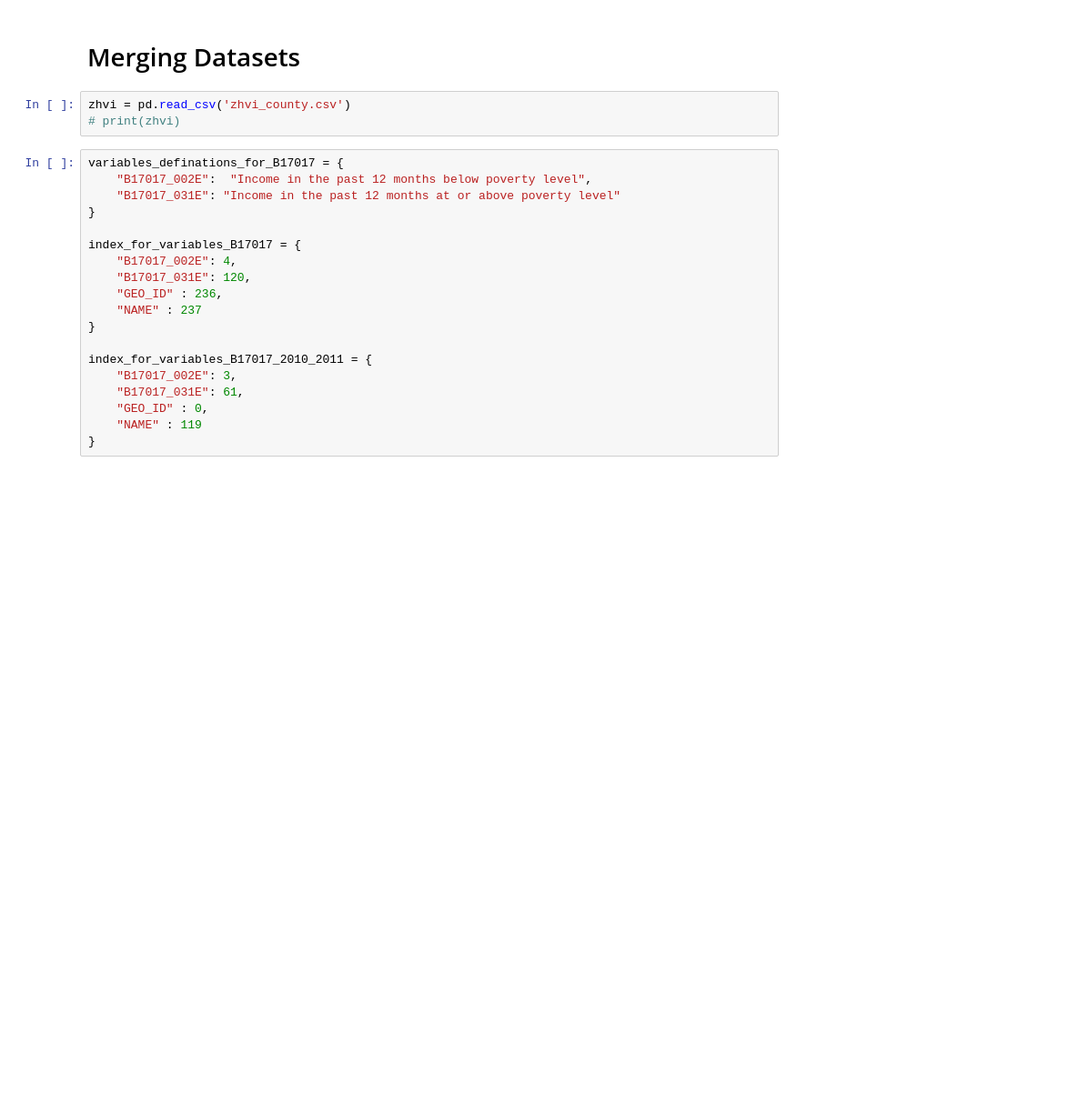
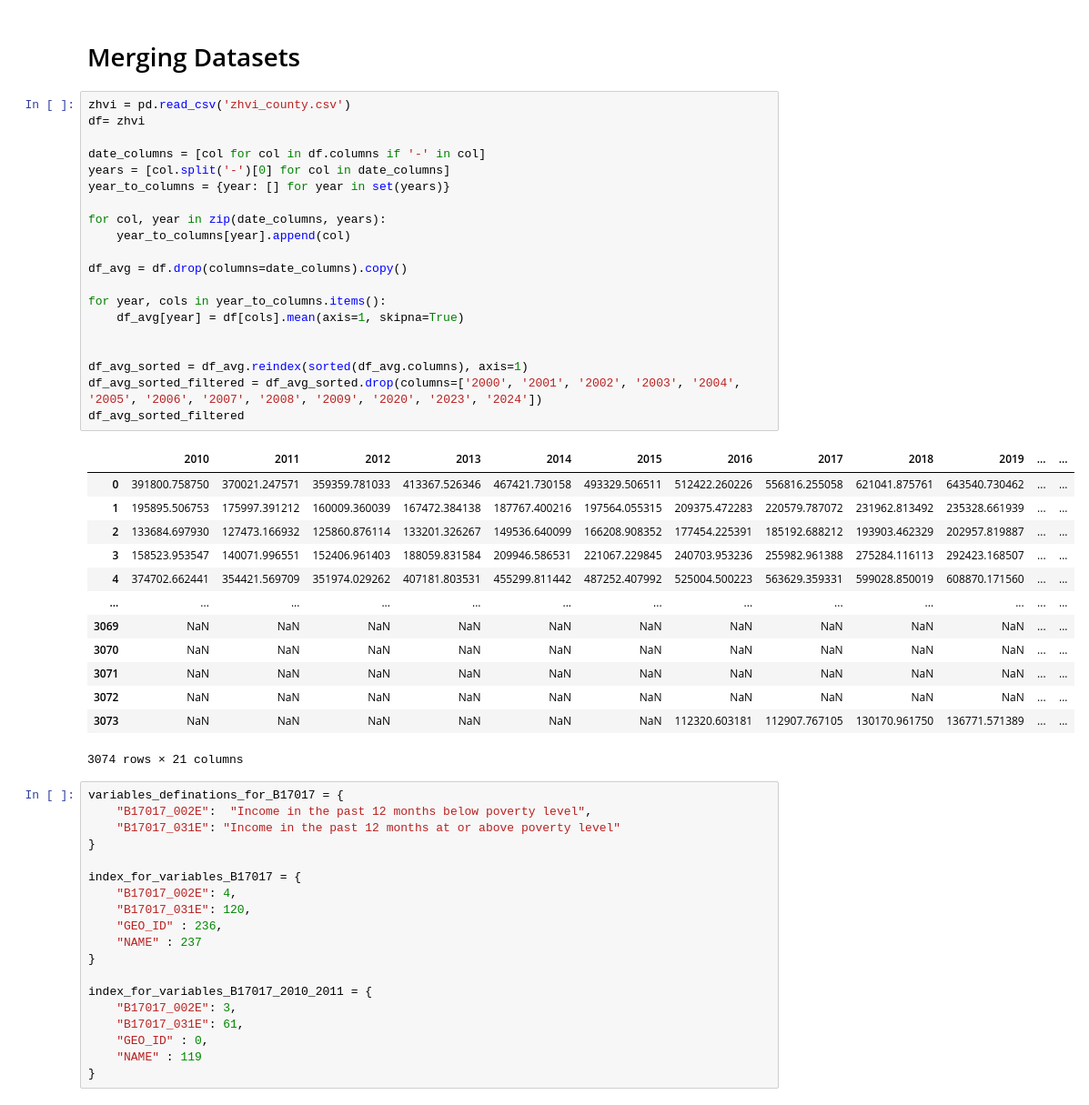
Before and after one commit to Knowledge-Engineering-2AMD20/KE-Project, a Jupyter notebook: Knowledge Graph.ipynb, the cells around one changed output. Shown at 91% size. Saved outputs shown, nothing was run; the diff lists cells and outputs as text; blank space fills up the shorter version.

```diff
--- a/Knowledge Graph.ipynb
+++ b/Knowledge Graph.ipynb
@@ -15,7 +13,38 @@ API_KEY = '39Lmr8g-EvTQ_EuO1ZnoNtri4K5NXh9cBB4zUl6vpV0'
 # Merging Datasets
 # %%
 zhvi = pd.read_csv('zhvi_county.csv')
-# print(zhvi)
+df= zhvi
+
+date_columns = [col for col in df.columns if '-' in col]
+years = [col.split('-')[0] for col in date_columns]
+year_to_columns = {year: [] for year in set(years)}
+
+for col, year in zip(date_columns, years):
+    year_to_columns[year].append(col)
+
+df_avg = df.drop(columns=date_columns).copy()
+
+for year, cols in year_to_columns.items():
+    df_avg[year] = df[cols].mean(axis=1, skipna=True)
+
+
+df_avg_sorted = df_avg.reindex(sorted(df_avg.columns), axis=1)
+df_avg_sorted_filtered = df_avg_sorted.drop(columns=['2000', '2001', '2002', '2003', '2004', '2005', '2006', '2007', '2008', '2009', '2020', '2023', '2024'])
+df_avg_sorted_filtered
+# %% [output]
+|  | 2010 | 2011 | 2012 | 2013 | 2014 | 2015 | 2016 | 2017 | 2018 | 2019 | ... | ... |
+| 0 | 391800.758750 | 370021.247571 | 359359.781033 | 413367.526346 | 467421.730158 | 493329.506511 | 512422.260226 | 556816.255058 | 621041.875761 | 643540.730462 | ... | ... |
+| 1 | 195895.506753 | 175997.391212 | 160009.360039 | 167472.384138 | 187767.400216 | 197564.055315 | 209375.472283 | 220579.787072 | 231962.813492 | 235328.661939 | ... | ... |
+| 2 | 133684.697930 | 127473.166932 | 125860.876114 | 133201.326267 | 149536.640099 | 166208.908352 | 177454.225391 | 185192.688212 | 193903.462329 | 202957.819887 | ... | ... |
+| 3 | 158523.953547 | 140071.996551 | 152406.961403 | 188059.831584 | 209946.586531 | 221067.229845 | 240703.953236 | 255982.961388 | 275284.116113 | 292423.168507 | ... | ... |
+| 4 | 374702.662441 | 354421.569709 | 351974.029262 | 407181.803531 | 455299.811442 | 487252.407992 | 525004.500223 | 563629.359331 | 599028.850019 | 608870.171560 | ... | ... |
+| ... | ... | ... | ... | ... | ... | ... | ... | ... | ... | ... | ... | ... |
+| 3069 | NaN | NaN | NaN | NaN | NaN | NaN | NaN | NaN | NaN | NaN | ... | ... |
+| 3070 | NaN | NaN | NaN | NaN | NaN | NaN | NaN | NaN | NaN | NaN | ... | ... |
+| 3071 | NaN | NaN | NaN | NaN | NaN | NaN | NaN | NaN | NaN | NaN | ... | ... |
+| 3072 | NaN | NaN | NaN | NaN | NaN | NaN | NaN | NaN | NaN | NaN | ... | ... |
+| 3073 | NaN | NaN | NaN | NaN | NaN | NaN | 112320.603181 | 112907.767105 | 130170.961750 | 136771.571389 | ... | ... |
+3074 rows × 21 columns
 # %%
 variables_definations_for_B17017 = {
     "B17017_002E":  "Income in the past 12 months below poverty level",
```
Also changed, not shown: parts of 25 cells of this notebook.
